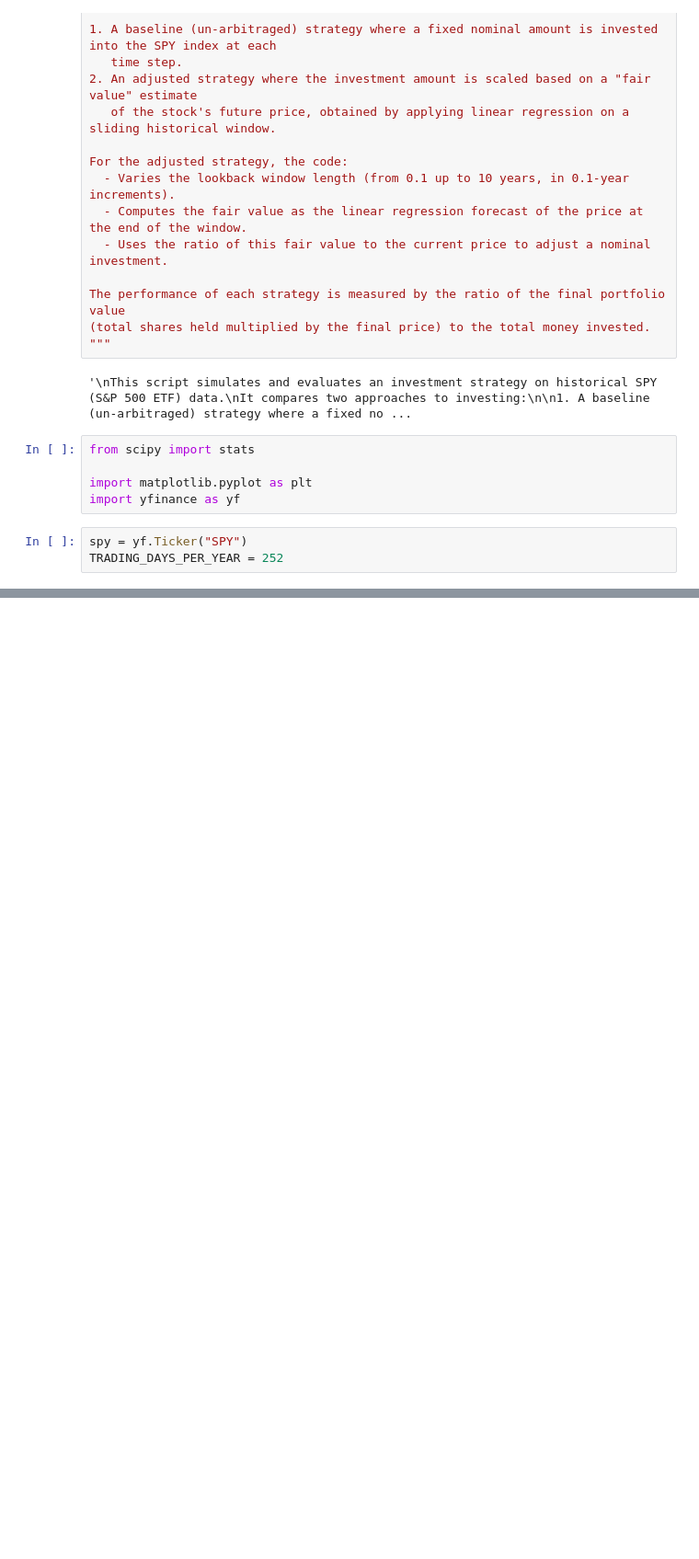
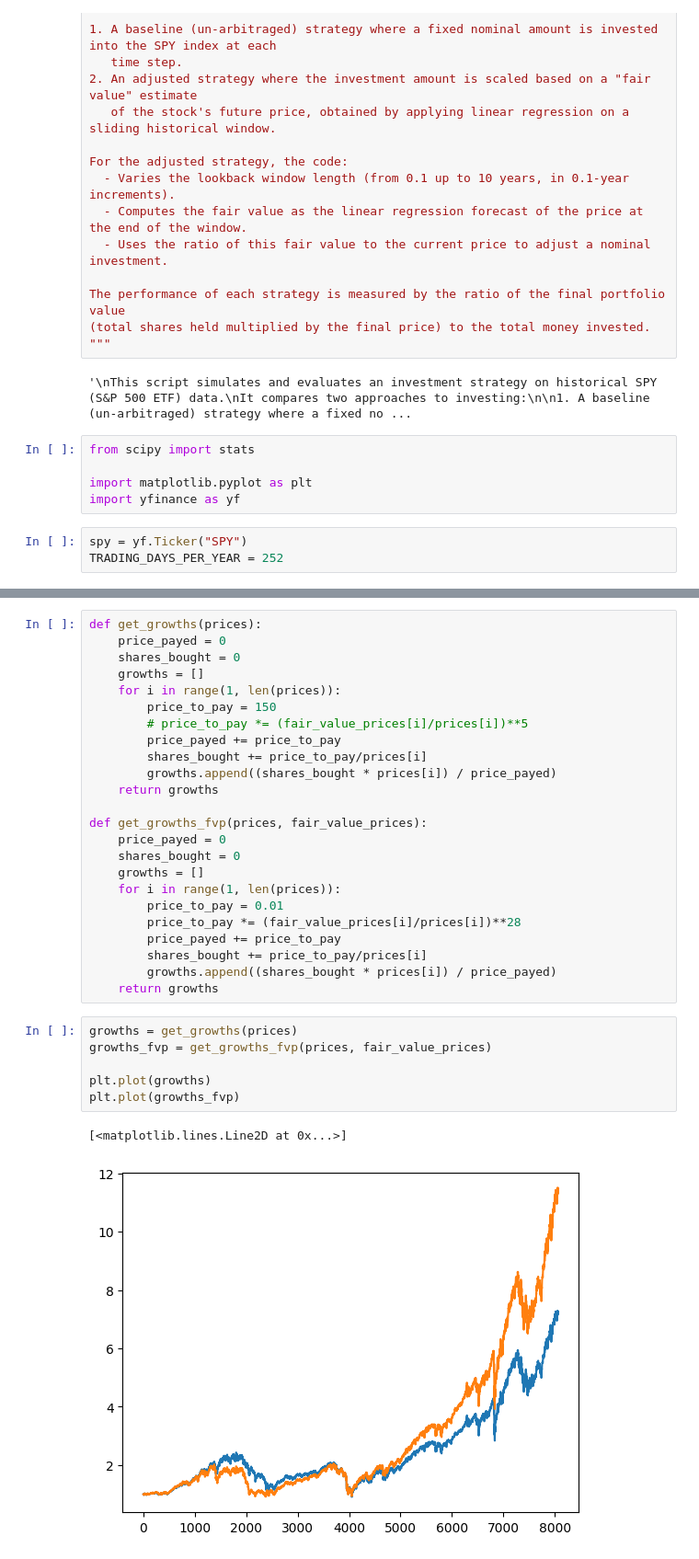
Before and after one commit to shrikar6/complete_works, a Jupyter notebook: misc_cool/spy_ideal_moving_avg.ipynb, the cells around one changed output, grey strips where cells are left out. Shown: that part at 92% size. Cells and saved outputs as stored; diff of their text form; blank space fills up the shorter version.

```diff
--- a/misc_cool/spy_ideal_moving_avg.ipynb
+++ b/misc_cool/spy_ideal_moving_avg.ipynb
@@ -94,0 +182,33 @@ plt.plot(returns)
+# %%
+def get_growths(prices):
+    price_payed = 0
+    shares_bought = 0
+    growths = []
+    for i in range(1, len(prices)):
+        price_to_pay = 150
+        # price_to_pay *= (fair_value_prices[i]/prices[i])**5
+        price_payed += price_to_pay
+        shares_bought += price_to_pay/prices[i]
+        growths.append((shares_bought * prices[i]) / price_payed)
+    return growths
+
+def get_growths_fvp(prices, fair_value_prices):
+    price_payed = 0
+    shares_bought = 0
+    growths = []
+    for i in range(1, len(prices)):
+        price_to_pay = 0.01
+        price_to_pay *= (fair_value_prices[i]/prices[i])**28
+        price_payed += price_to_pay
+        shares_bought += price_to_pay/prices[i]
+        growths.append((shares_bought * prices[i]) / price_payed)
+    return growths
+# %%
+growths = get_growths(prices)
+growths_fvp = get_growths_fvp(prices, fair_value_prices)
+
+plt.plot(growths)
+plt.plot(growths_fvp)
+# %% [output]
+[<matplotlib.lines.Line2D at 0x...>]
+[figure, added]
```
Also changed, not shown: parts of 15 cells of this notebook, 3 other files.
